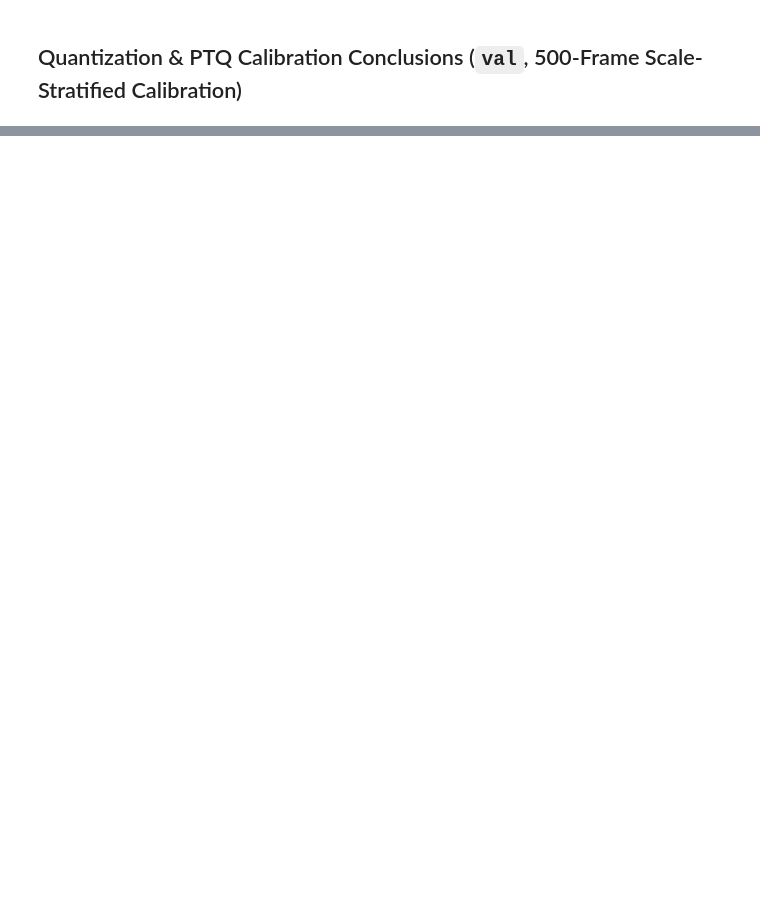
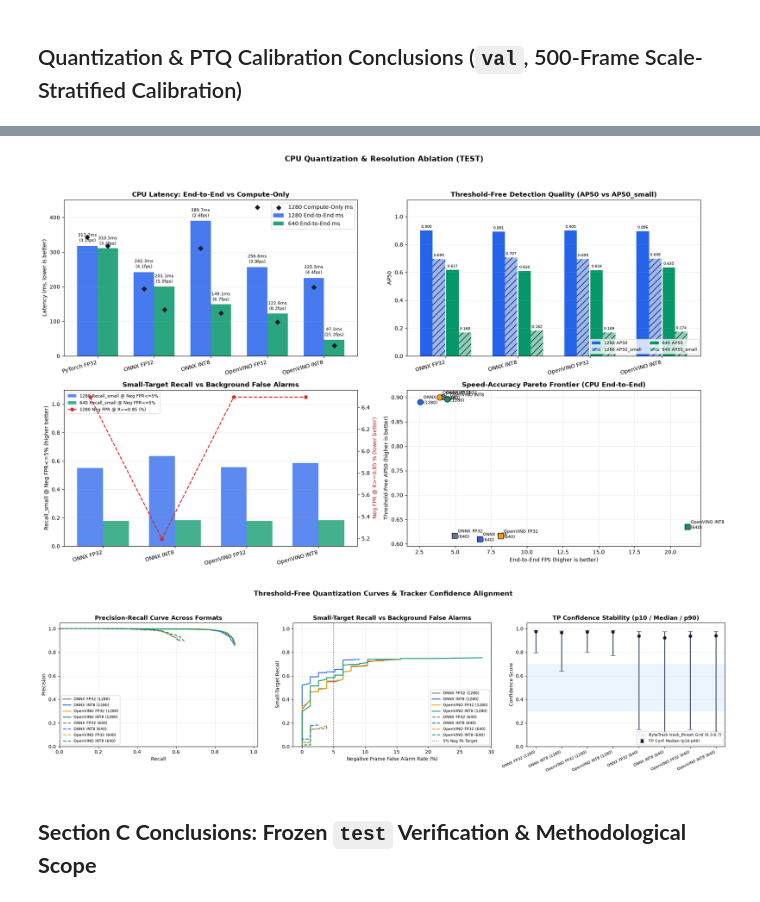
Before and after one commit to Hannysia/drone_detection, a Jupyter notebook: notebooks/08_model_quantization.ipynb, the cells around one changed output, grey strips where cells are left out. Cells and saved outputs as stored; diff of their text form; code cells hidden in the pictures; blank space fills up the shorter version.

Commit message:
docs(quantization): finalize frozen test verification and benchmark scope notes

```diff
--- a/notebooks/08_model_quantization.ipynb
+++ b/notebooks/08_model_quantization.ipynb
@@ -320,0 +444,15 @@ All INT8 variants were quantized on **500 train-only stratified frames** (`seed=
+# %%
+plot_quantization_ablation_dashboard(
+    test_results_df,
+    test_metadata,
+    save_path=TEST_REPORTS_DIR / "quantization_ablation_dashboard.png",
+)
+plot_quantization_curves(
+    test_metadata,
+    save_path=TEST_REPORTS_DIR / "quantization_curves.png",
+)
+# %% [output]
+[figure, added]
+[figure, added]
+# %% [markdown]
+## **Section C Conclusions: Frozen `test` Verification & Methodological Scope**
```
Also changed, not shown: parts of 4 cells of this notebook.
